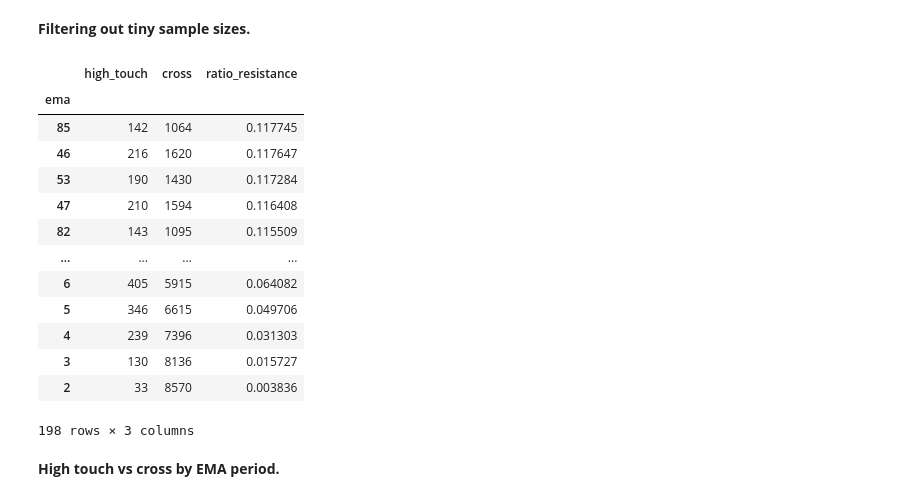
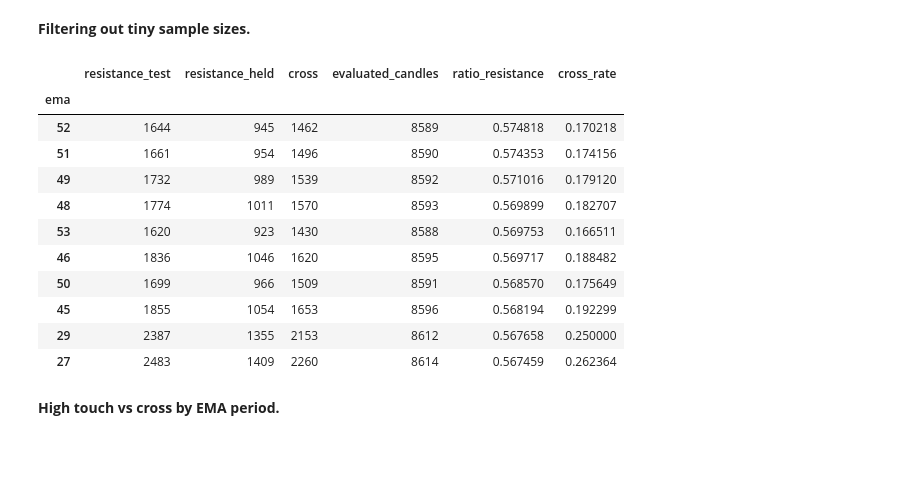
Before and after one commit to Galina-Makarchuk/ema_analysis, a Jupyter notebook: ema_analysis.ipynb, the cells around one changed output. Saved outputs shown, nothing was run; the diff lists cells and outputs as text; code cells hidden in the pictures; blank space fills up the shorter version.

```diff
--- a/ema_analysis.ipynb
+++ b/ema_analysis.ipynb
@@ -517,0 +459,14 @@ The other ~58% of cross, price cut through. In a trending market that's normal.
+# %%
+# Cross-saturation guard
+MAX_CROSS_RATE = 0.5
+
+# replace(0, np.nan) handles division by zero (an EMA may have no support tests at all).
+# .copy() keeps modifications local to ratio_support — no SettingWithCopyWarning, no side effects on result.
+
+ratio_support = result[["ema", "support_test", "support_held", "cross", "evaluated_candles"]].copy()
+ratio_support["ratio_support"] = ratio_support["support_held"] / ratio_support["support_test"].replace(0, np.nan)
+ratio_support["cross_rate"]    = ratio_support["cross"] / ratio_support["evaluated_candles"]
+ratio_support = ratio_support[ratio_support["cross_rate"] < MAX_CROSS_RATE]
+ratio_support = ratio_support.sort_values("ratio_support", ascending=False).set_index("ema")
+
+ratio_support
@@ -684,8 +666,11 @@ It is the signature of a real resistance zone. Example:
 - EMA 85–87 zone — 487–492 touches, ratio ~0.46 \
 -> Price on the chart was genuinely respecting levels near the 50-EMA and near the 86-EMA.
 # %%
-ratio_resistance = result[["ema", "high_touch", "cross"]].copy()
-ratio_resistance["ratio_resistance"] = ratio_resistance["high_touch"] / (ratio_resistance["high_touch"] + ratio_resistance["cross"]).replace(0, np.nan)
+# Same cross-saturation guard as the support cell — fast EMAs don't act as resistance either.
+ratio_resistance = result[["ema", "resistance_test", "resistance_held", "cross", "evaluated_candles"]].copy()
+ratio_resistance["ratio_resistance"] = ratio_resistance["resistance_held"] / ratio_resistance["resistance_test"].replace(0, np.nan)
+ratio_resistance["cross_rate"]       = ratio_resistance["cross"] / ratio_resistance["evaluated_candles"]
+ratio_resistance = ratio_resistance[ratio_resistance["cross_rate"] < MAX_CROSS_RATE]
 ratio_resistance = ratio_resistance.sort_values("ratio_resistance", ascending=False).set_index("ema")
 
 ratio_resistance
@@ -757,25 +718,23 @@ __Filtering out tiny sample sizes.__
 # %%
 # pick a threshold for the minimum sample size that feels right for your dataset
 
-MIN_TOUCHES_RES = 30
+MIN_TOUCHES_RES = int(result["resistance_test"].quantile(0.66))  # top third only
 
-ratio_resistance_filtered = ratio_resistance[ratio_resistance["high_touch"] >= MIN_TOUCHES_RES]
-ratio_resistance_filtered
+ratio_resistance_filtered = ratio_resistance[ratio_resistance["resistance_test"] >= MIN_TOUCHES_RES]
+ratio_resistance_filtered.head(10)
 # %% [output]
-|  | high_touch | cross | ratio_resistance |
-| ema |  |  |  |
-| 85 | 142 | 1064 | 0.117745 |
-| 46 | 216 | 1620 | 0.117647 |
-| 53 | 190 | 1430 | 0.117284 |
-| 47 | 210 | 1594 | 0.116408 |
-| 82 | 143 | 1095 | 0.115509 |
-| ... | ... | ... | ... |
-| 6 | 405 | 5915 | 0.064082 |
-| 5 | 346 | 6615 | 0.049706 |
-| 4 | 239 | 7396 | 0.031303 |
-| 3 | 130 | 8136 | 0.015727 |
-| 2 | 33 | 8570 | 0.003836 |
+|  | resistance_test | resistance_held | cross | evaluated_candles | ratio_resistance | cross_rate |
+| ema |  |  |  |  |  |  |
+| 52 | 1644 | 945 | 1462 | 8589 | 0.574818 | 0.170218 |
+| 51 | 1661 | 954 | 1496 | 8590 | 0.574353 | 0.174156 |
+| 49 | 1732 | 989 | 1539 | 8592 | 0.571016 | 0.179120 |
+| 48 | 1774 | 1011 | 1570 | 8593 | 0.569899 | 0.182707 |
+| 53 | 1620 | 923 | 1430 | 8588 | 0.569753 | 0.166511 |
+| 46 | 1836 | 1046 | 1620 | 8595 | 0.569717 | 0.188482 |
+| 50 | 1699 | 966 | 1509 | 8591 | 0.568570 | 0.175649 |
+| 45 | 1855 | 1054 | 1653 | 8596 | 0.568194 | 0.192299 |
+| 29 | 2387 | 1355 | 2153 | 8612 | 0.567658 | 0.250000 |
+| 27 | 2483 | 1409 | 2260 | 8614 | 0.567459 | 0.262364 |
-198 rows × 3 columns
 # %% [markdown]
 __High touch vs cross by EMA period.__
 # %% [markdown]
```
Also changed, not shown: parts of 40 cells of this notebook.
